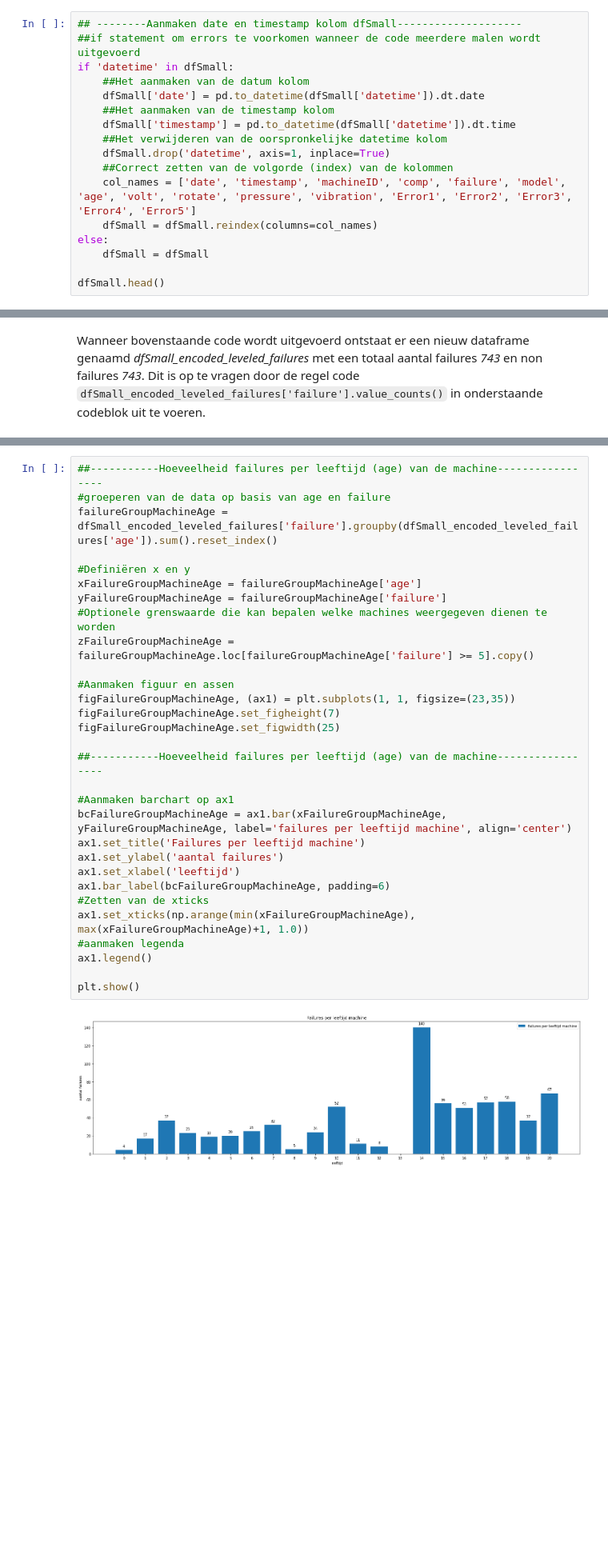
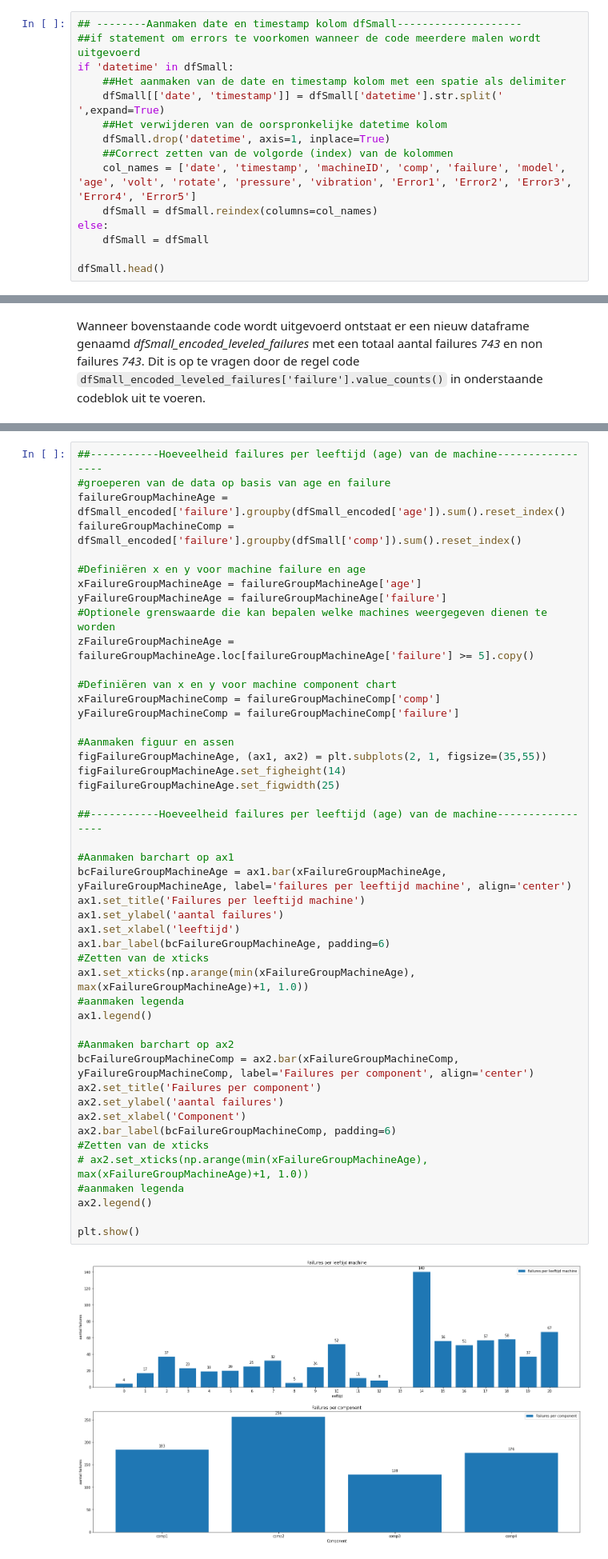
Before and after one commit to Intux404/Predictive_Maintenance, a Jupyter notebook: Predictive_Maintenance_nieuw.ipynb, the cells around one changed output, grey strips where cells are left out. Shown at 80% size. Drawn from its saved outputs; the diff is of its cells as text; blank space fills up the shorter version.

```diff
--- a/Predictive_Maintenance_nieuw.ipynb
+++ b/Predictive_Maintenance_nieuw.ipynb
@@ -470,10 +436,8 @@ Vanuit het oogpunt hoe schoon de data is, werd besloten de datetime kolom op te
 ## --------Aanmaken date en timestamp kolom dfSmall--------------------
 ##if statement om errors te voorkomen wanneer de code meerdere malen wordt uitgevoerd
 if 'datetime' in dfSmall:
-    ##Het aanmaken van de datum kolom
-    dfSmall['date'] = pd.to_datetime(dfSmall['datetime']).dt.date
-    ##Het aanmaken van de timestamp kolom
-    dfSmall['timestamp'] = pd.to_datetime(dfSmall['datetime']).dt.time
+    ##Het aanmaken van de date en timestamp kolom met een spatie als delimiter
+    dfSmall[['date', 'timestamp']] = dfSmall['datetime'].str.split(' ',expand=True)
     ##Het verwijderen van de oorspronkelijke datetime kolom
     dfSmall.drop('datetime', axis=1, inplace=True)
     ##Correct zetten van de volgorde (index) van de kolommen
@@ -937,35 +818,51 @@ plt.show()
 # %%
 ##-----------Hoeveelheid failures per leeftijd (age) van de machine-----------------
 #groeperen van de data op basis van age en failure
-failureGroupMachineAge = dfSmall_encoded_leveled_failures['failure'].groupby(dfSmall_encoded_leveled_failures['age']).sum().reset_index()
+failureGroupMachineAge = dfSmall_encoded['failure'].groupby(dfSmall_encoded['age']).sum().reset_index()
+failureGroupMachineComp = dfSmall_encoded['failure'].groupby(dfSmall['comp']).sum().reset_index()
 
-#Definiëren x en y
+#Definiëren x en y voor machine failure en age
 xFailureGroupMachineAge = failureGroupMachineAge['age']
 yFailureGroupMachineAge = failureGroupMachineAge['failure']
 #Optionele grenswaarde die kan bepalen welke machines weergegeven dienen te worden
 zFailureGroupMachineAge = failureGroupMachineAge.loc[failureGroupMachineAge['failure'] >= 5].copy()
 
+#Definiëren van x en y voor machine component chart
+xFailureGroupMachineComp = failureGroupMachineComp['comp']
+yFailureGroupMachineComp = failureGroupMachineComp['failure']
+
 #Aanmaken figuur en assen
-figFailureGroupMachineAge, (ax1) = plt.subplots(1, 1, figsize=(23,35))
-figFailureGroupMachineAge.set_figheight(7)
+figFailureGroupMachineAge, (ax1, ax2) = plt.subplots(2, 1, figsize=(35,55))
+figFailureGroupMachineAge.set_figheight(14)
 figFailureGroupMachineAge.set_figwidth(25)
 
 ##-----------Hoeveelheid failures per leeftijd (age) van de machine-----------------
 
 #Aanmaken barchart op ax1
 bcFailureGroupMachineAge = ax1.bar(xFailureGroupMachineAge, yFailureGroupMachineAge, label='failures per leeftijd machine', align='center')
 ax1.set_title('Failures per leeftijd machine')
 ax1.set_ylabel('aantal failures')
 ax1.set_xlabel('leeftijd')
 ax1.bar_label(bcFailureGroupMachineAge, padding=6)
 #Zetten van de xticks
 ax1.set_xticks(np.arange(min(xFailureGroupMachineAge), max(xFailureGroupMachineAge)+1, 1.0))
 #aanmaken legenda
 ax1.legend()
 
+#Aanmaken barchart op ax2
+bcFailureGroupMachineComp = ax2.bar(xFailureGroupMachineComp, yFailureGroupMachineComp, label='Failures per component', align='center')
+ax2.set_title('Failures per component')
+ax2.set_ylabel('aantal failures')
+ax2.set_xlabel('Component')
+ax2.bar_label(bcFailureGroupMachineComp, padding=6)
+#Zetten van de xticks
+# ax2.set_xticks(np.arange(min(xFailureGroupMachineAge), max(xFailureGroupMachineAge)+1, 1.0))
+#aanmaken legenda
+ax2.legend()
+
 plt.show()
 # %% [output]
-[figure, old version]
+[figure, new version]
 # %% [markdown]
 ### 4.3.2. Visuele inzichten volt <a class="anchor" id="Chapter4.3.2"></a><br>
 # %% [markdown]
```
Also changed, not shown: parts of 36 cells of this notebook.
